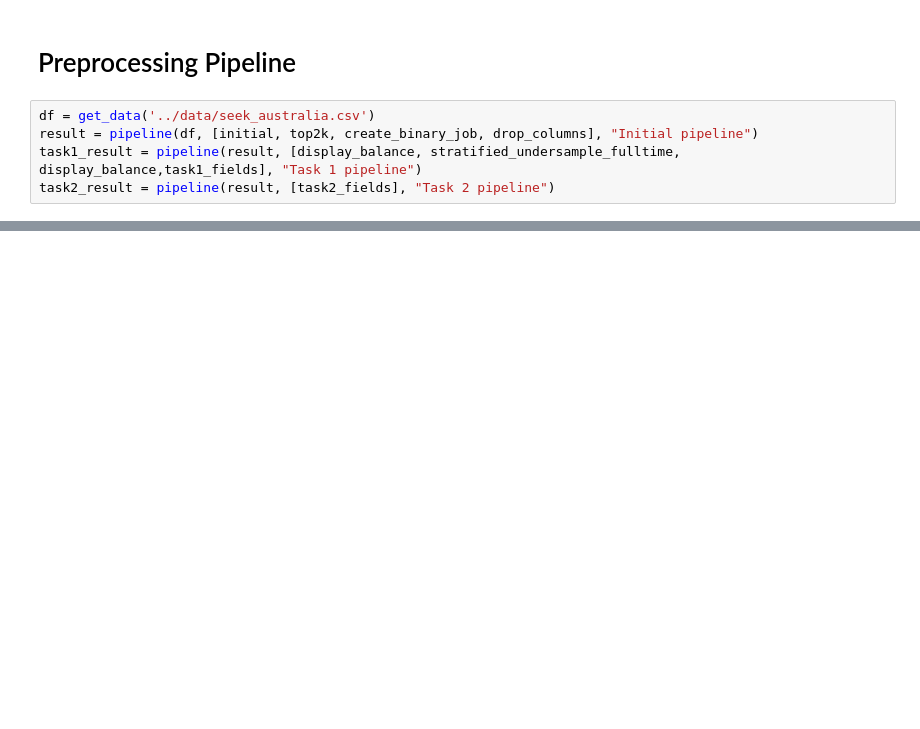
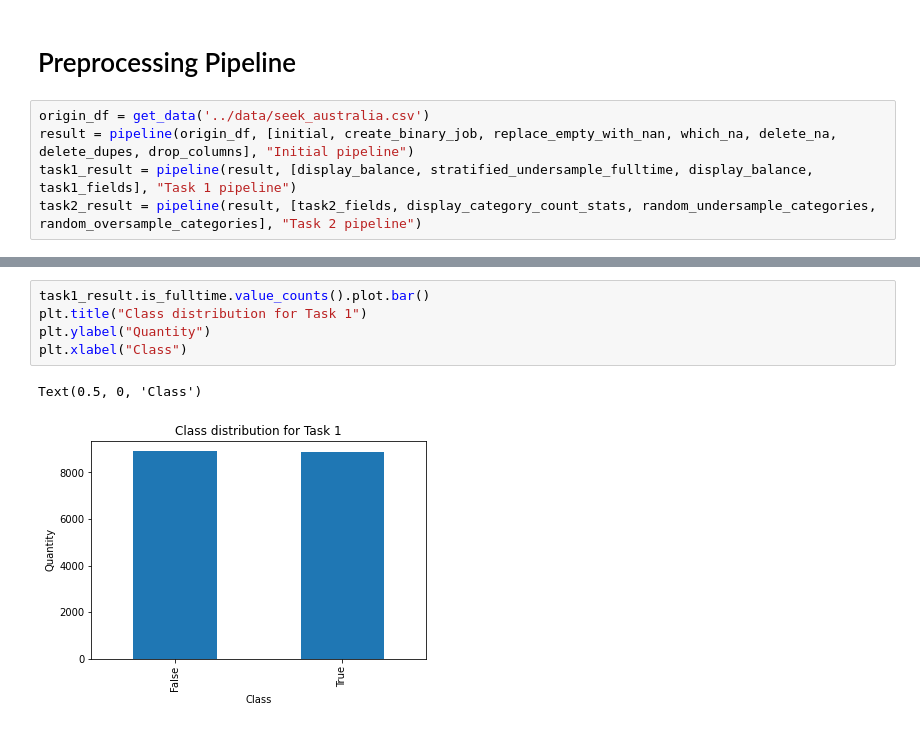
Before and after one commit to MouseAndKeyboard/LanguageModels, a Jupyter notebook: exploration/EDA.ipynb, the cells around one changed output, grey strips where cells are left out. Saved outputs shown, nothing was run; the diff lists cells and outputs as text; blank space fills up the shorter version.

Commit message:
added na and dupe removal

```diff
--- a/exploration/EDA.ipynb
+++ b/exploration/EDA.ipynb
@@ -105,10 +166,10 @@ def display_balance(df):
 # %% [markdown]
 # Preprocessing Pipeline
 # %%
-df = get_data('../data/seek_australia.csv')
-result = pipeline(df, [initial, top2k, create_binary_job, drop_columns], "Initial pipeline")
-task1_result = pipeline(result, [display_balance, stratified_undersample_fulltime, display_balance,task1_fields], "Task 1 pipeline")
-task2_result = pipeline(result, [task2_fields], "Task 2 pipeline")
+origin_df = get_data('../data/seek_australia.csv')
+result = pipeline(origin_df, [initial, create_binary_job, replace_empty_with_nan, which_na, delete_na, delete_dupes, drop_columns], "Initial pipeline")
+task1_result = pipeline(result, [display_balance, stratified_undersample_fulltime, display_balance, task1_fields], "Task 1 pipeline")
+task2_result = pipeline(result, [task2_fields, display_category_count_stats, random_undersample_categories, random_oversample_categories], "Task 2 pipeline")
 # %% [output]
 reading from ../data/seek_australia.csv
 RUNNING Initial pipeline
@@ -135,0 +242,8 @@ Naively undersampling the `is_fulltime` field will result in a biased dataset. T
+# %%
+task1_result.is_fulltime.value_counts().plot.bar()
+plt.title("Class distribution for Task 1")
+plt.ylabel("Quantity")
+plt.xlabel("Class")
+# %% [output]
+Text(0.5, 0, 'Class')
+[figure, added]
```
Also changed, not shown: parts of 9 cells of this notebook.
